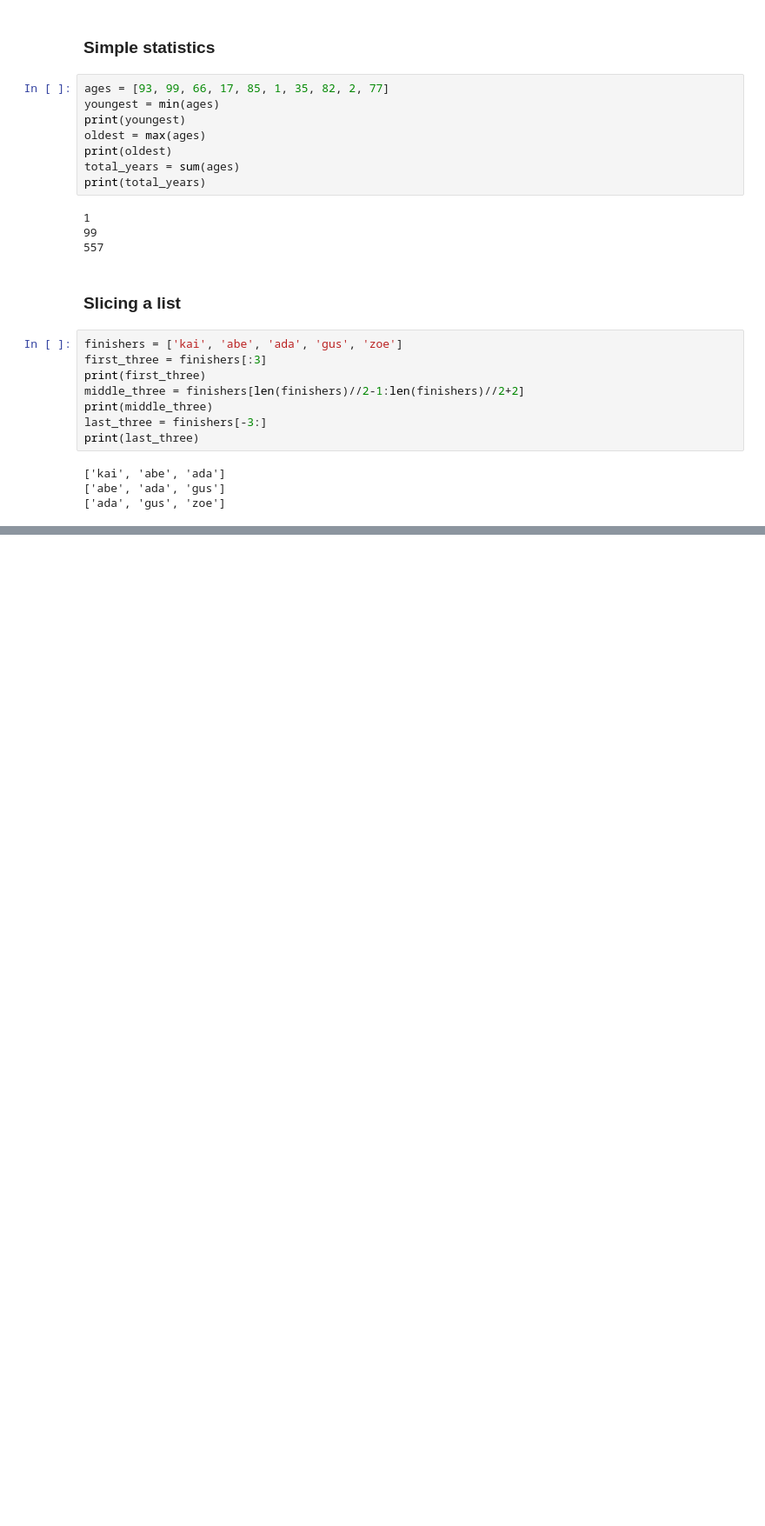
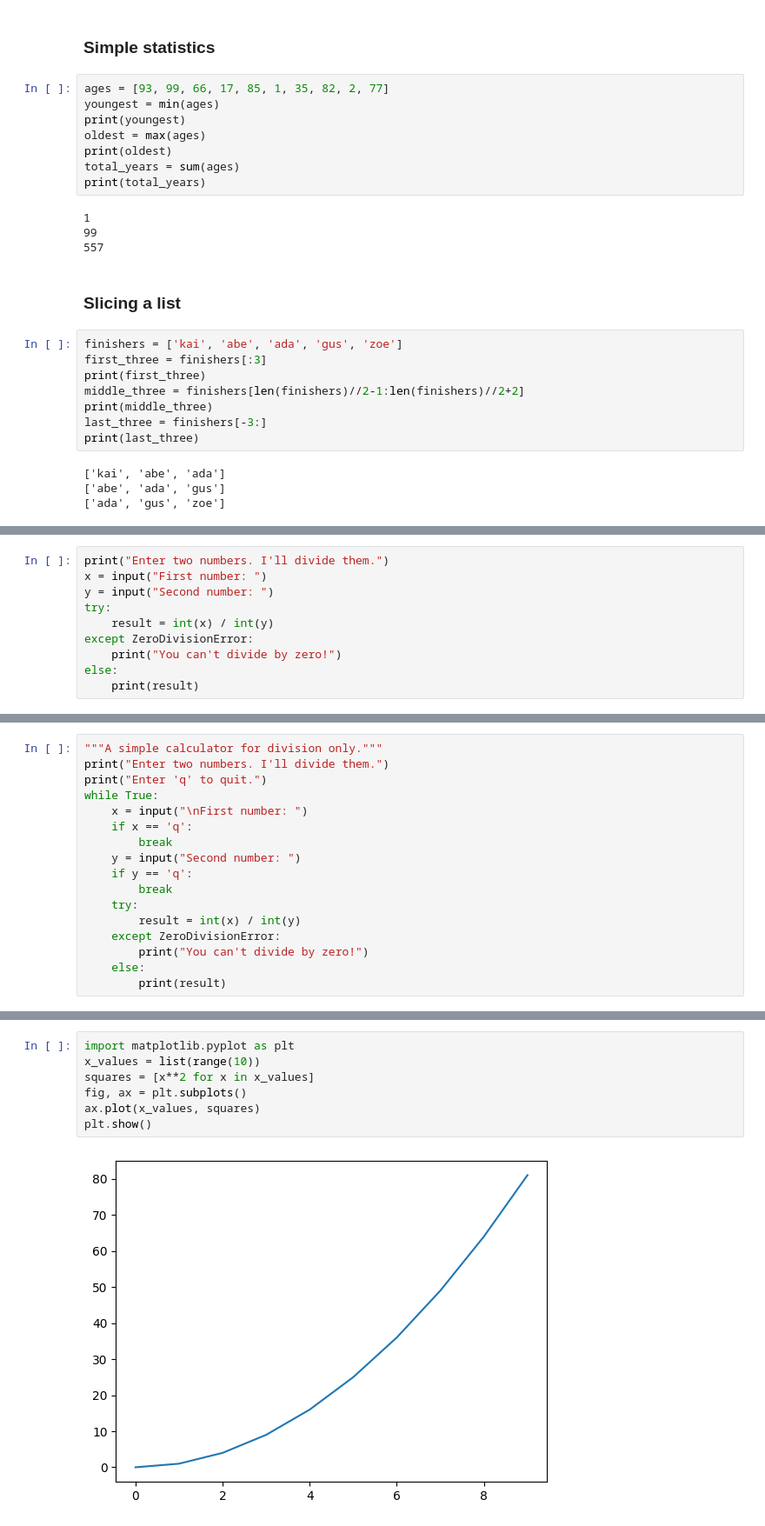
Before and after one commit to kumj2028/CSEN-5350-Application-of-Neural-Networks, a Jupyter notebook: homework1/homework1.ipynb, the cells around one changed output, grey strips where cells are left out. Shown at 87% size. Drawn from its saved outputs; the diff is of its cells as text; blank space fills up the shorter version.

```diff
--- a/homework1/homework1.ipynb
+++ b/homework1/homework1.ipynb
@@ -478,0 +1717,10 @@ print(last_three)
+# %%
+print("Enter two numbers. I'll divide them.")
+x = input("First number: ")
+y = input("Second number: ")
+try:
+    result = int(x) / int(y)
+except ZeroDivisionError:
+    print("You can't divide by zero!")
+else:
+    print(result)
@@ -478,0 +1730,17 @@ print(last_three)
+# %%
+"""A simple calculator for division only."""
+print("Enter two numbers. I'll divide them.")
+print("Enter 'q' to quit.")
+while True:
+    x = input("\nFirst number: ")
+    if x == 'q':
+        break
+    y = input("Second number: ")
+    if y == 'q':
+        break
+    try:
+        result = int(x) / int(y)
+    except ZeroDivisionError:
+        print("You can't divide by zero!")
+    else:
+        print(result)
@@ -478,0 +1829,9 @@ print(last_three)
+# %%
+import matplotlib.pyplot as plt
+x_values = list(range(10))
+squares = [x**2 for x in x_values]
+fig, ax = plt.subplots()
+ax.plot(x_values, squares)
+plt.show()
+# %% [output]
+[figure, added]
```
Also changed, not shown: parts of 181 cells of this notebook, 7 other files.
